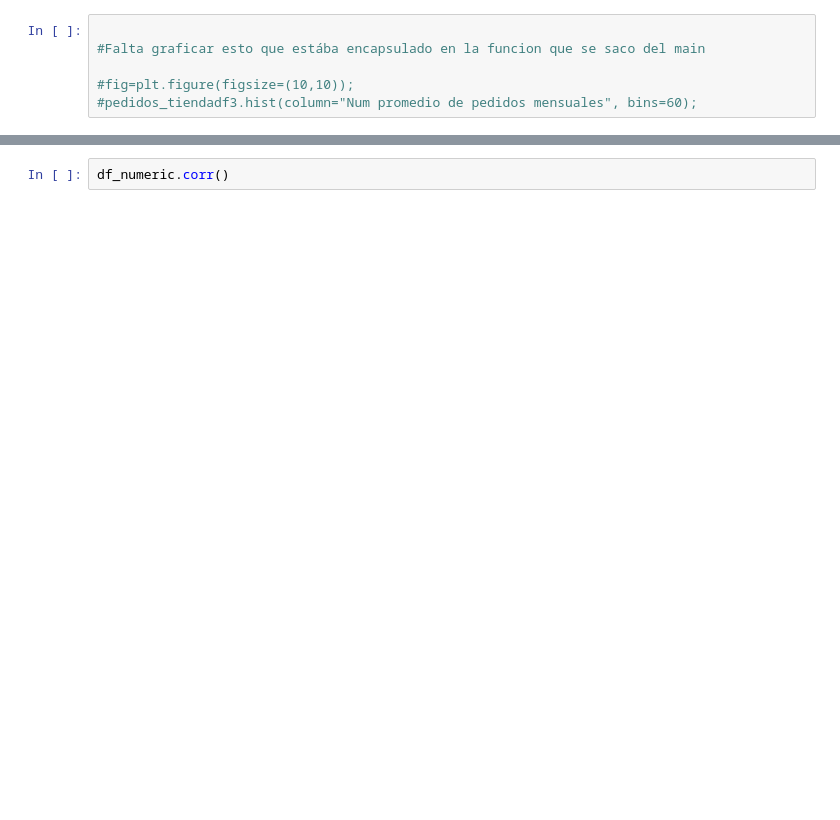
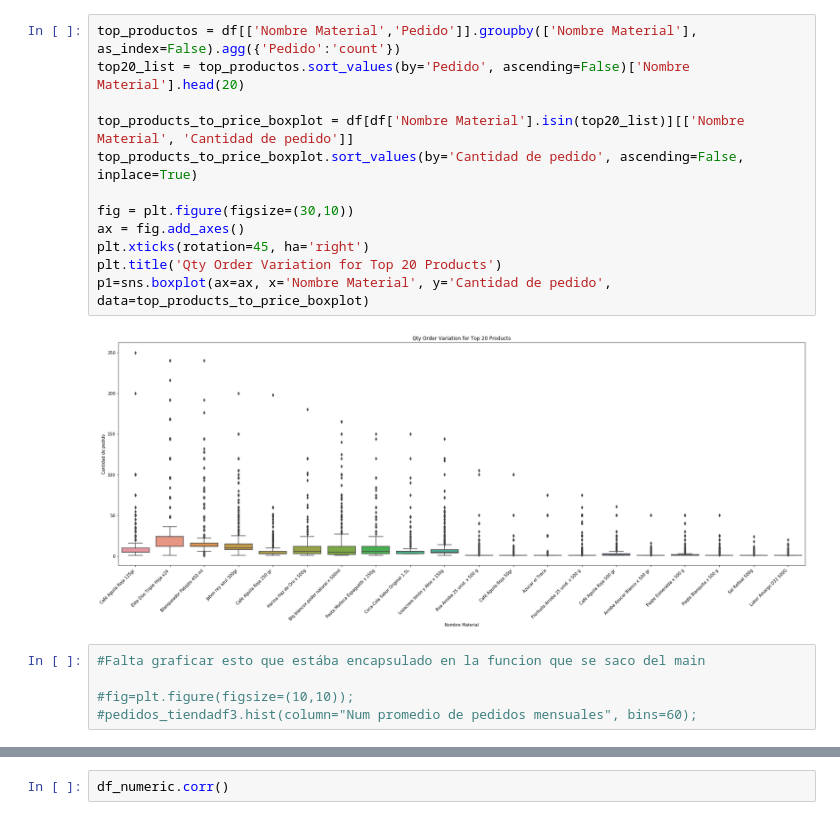
Before and after one commit to humbertocrv/Project_repository, a Jupyter notebook: EDA_Teate_HRV_26_09_2020.ipynb, the cells around one changed output, grey strips where cells are left out. Drawn from its saved outputs; the diff is of its cells as text; blank space fills up the shorter version.

```diff
--- a/EDA_Teate_HRV_26_09_2020.ipynb
+++ b/EDA_Teate_HRV_26_09_2020.ipynb
@@ -103,5 +106,18 @@ df_temp.sort_values(by='Tienda', ascending=False)
+# %%
+top_productos = df[['Nombre Material','Pedido']].groupby(['Nombre Material'], as_index=False).agg({'Pedido':'count'})
+top20_list = top_productos.sort_values(by='Pedido', ascending=False)['Nombre Material'].head(20)
+
+top_products_to_price_boxplot = df[df['Nombre Material'].isin(top20_list)][['Nombre Material', 'Cantidad de pedido']]
+top_products_to_price_boxplot.sort_values(by='Cantidad de pedido', ascending=False, inplace=True)
+
+fig = plt.figure(figsize=(30,10))
+ax = fig.add_axes()
+plt.xticks(rotation=45, ha='right')
+plt.title('Qty Order Variation for Top 20 Products')
+p1=sns.boxplot(ax=ax, x='Nombre Material', y='Cantidad de pedido', data=top_products_to_price_boxplot)
+# %% [output]
+[figure, added]
 # %%
-
 #Falta graficar esto que estába encapsulado en la funcion que se saco del main
 
 #fig=plt.figure(figsize=(10,10));
```
Also changed, not shown: parts of 19 cells of this notebook, 3 other files.
